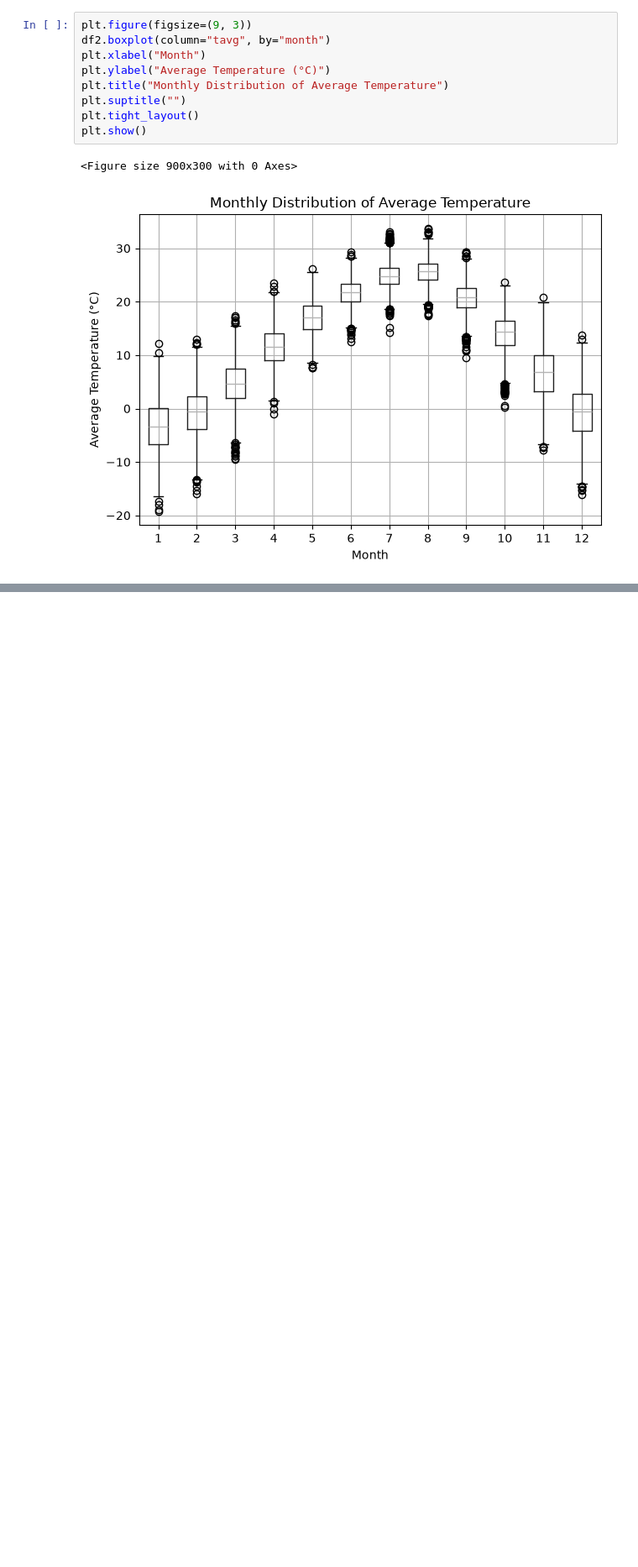
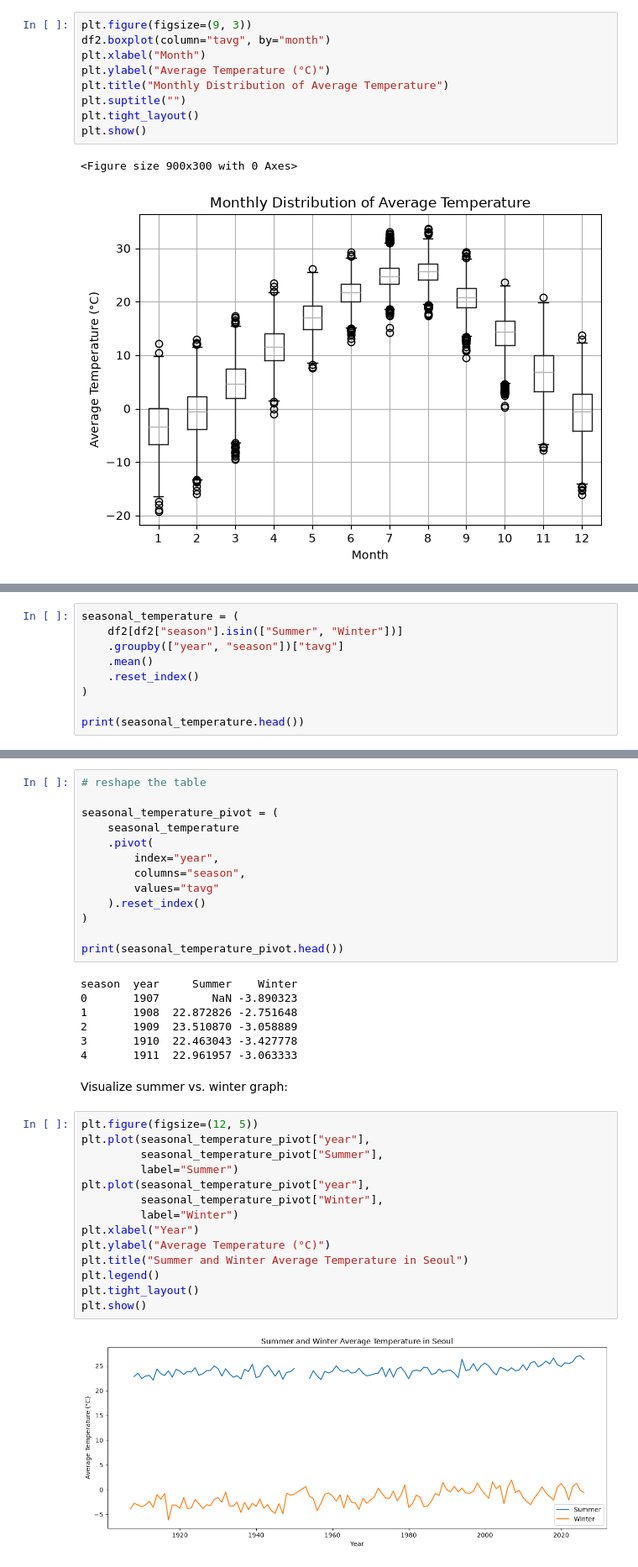
Before and after one commit to freepoincare/time-series-data-analysis, a Jupyter notebook: notebooks/1_EDA_preprocessing.ipynb, the cells around one changed output, grey strips where cells are left out. Shown at 84% size. Saved outputs shown, nothing was run; the diff lists cells and outputs as text; blank space fills up the shorter version.

```diff
--- a/notebooks/1_EDA_preprocessing.ipynb
+++ b/notebooks/1_EDA_preprocessing.ipynb
@@ -753,0 +833,9 @@ plt.show()
+# %%
+seasonal_temperature = (
+    df2[df2["season"].isin(["Summer", "Winter"])]
+    .groupby(["year", "season"])["tavg"]
+    .mean()
+    .reset_index()
+)
+
+print(seasonal_temperature.head())
@@ -753,0 +849,38 @@ plt.show()
+# %%
+# reshape the table
+
+seasonal_temperature_pivot = (
+    seasonal_temperature
+    .pivot(
+        index="year",
+        columns="season",
+        values="tavg"
+    ).reset_index()
+)
+
+print(seasonal_temperature_pivot.head())
+# %% [output]
+season  year     Summer    Winter
+0       1907        NaN -3.890323
+1       1908  22.872826 -2.751648
+2       1909  23.510870 -3.058889
+3       1910  22.463043 -3.427778
+4       1911  22.961957 -3.063333
+# %% [markdown]
+Visualize summer vs. winter graph:
+# %%
+plt.figure(figsize=(12, 5))
+plt.plot(seasonal_temperature_pivot["year"],
+         seasonal_temperature_pivot["Summer"],
+         label="Summer")
+plt.plot(seasonal_temperature_pivot["year"],
+         seasonal_temperature_pivot["Winter"],
+         label="Winter")
+plt.xlabel("Year")
+plt.ylabel("Average Temperature (°C)")
+plt.title("Summer and Winter Average Temperature in Seoul")
+plt.legend()
+plt.tight_layout()
+plt.show()
+# %% [output]
+[figure, added]
```
Also changed, not shown: parts of 25 cells of this notebook, 8 other files.
